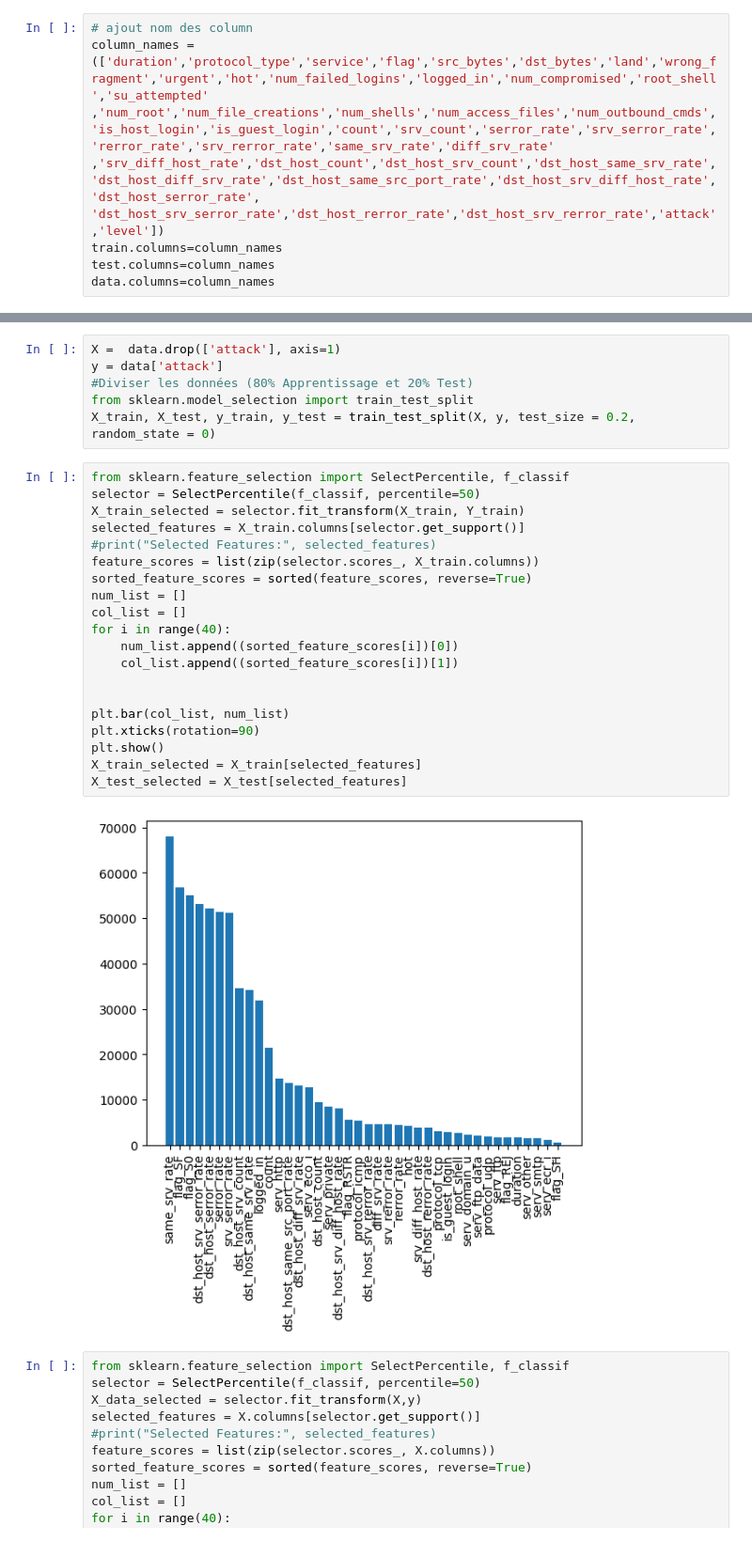
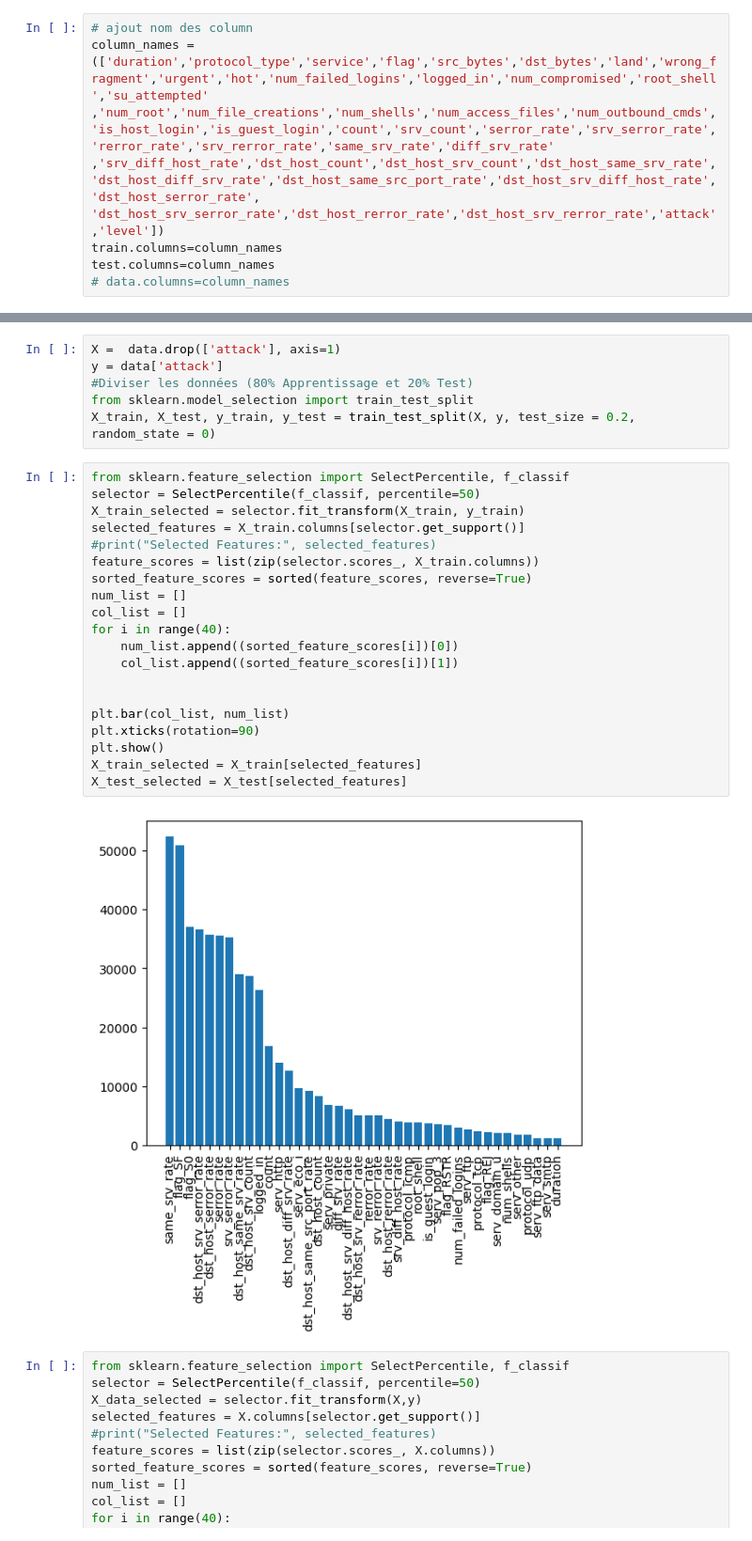
Before and after one commit to dridikalthoum/MLProjectIDS, a Jupyter notebook: organisation.ipynb, the cells around one changed output, grey strips where cells are left out. Shown at 94% size. Drawn from its saved outputs; the diff is of its cells as text.

```diff
--- a/organisation.ipynb
+++ b/organisation.ipynb
@@ -92,7 +92,7 @@ column_names = (['duration','protocol_type','service','flag','src_bytes','dst_by
 'dst_host_srv_serror_rate','dst_host_rerror_rate','dst_host_srv_rerror_rate','attack','level'])
 train.columns=column_names
 test.columns=column_names
-data.columns=column_names
+# data.columns=column_names
 # %%
 print("Taille initial du dataset train :",train.shape)
 print("Taille initial du dataset train :",test.shape)
@@ -614,25 +614,25 @@ X_train, X_test, y_train, y_test = train_test_split(X, y, test_size = 0.2, rando
 # %%
 from sklearn.feature_selection import SelectPercentile, f_classif
 selector = SelectPercentile(f_classif, percentile=50)
-X_train_selected = selector.fit_transform(X_train, Y_train)
+X_train_selected = selector.fit_transform(X_train, y_train)
 selected_features = X_train.columns[selector.get_support()]
 #print("Selected Features:", selected_features)
 feature_scores = list(zip(selector.scores_, X_train.columns))
 sorted_feature_scores = sorted(feature_scores, reverse=True)
 num_list = []
 col_list = []
 for i in range(40):
     num_list.append((sorted_feature_scores[i])[0])
     col_list.append((sorted_feature_scores[i])[1])
 
 
 plt.bar(col_list, num_list)
 plt.xticks(rotation=90)
 plt.show()
 X_train_selected = X_train[selected_features]
 X_test_selected = X_test[selected_features]
 # %% [output]
-[figure, old version]
+[figure, new version]
 # %%
 from sklearn.feature_selection import SelectPercentile, f_classif
 selector = SelectPercentile(f_classif, percentile=50)
```
Also changed, not shown: parts of 4 cells of this notebook, 1 other file.
